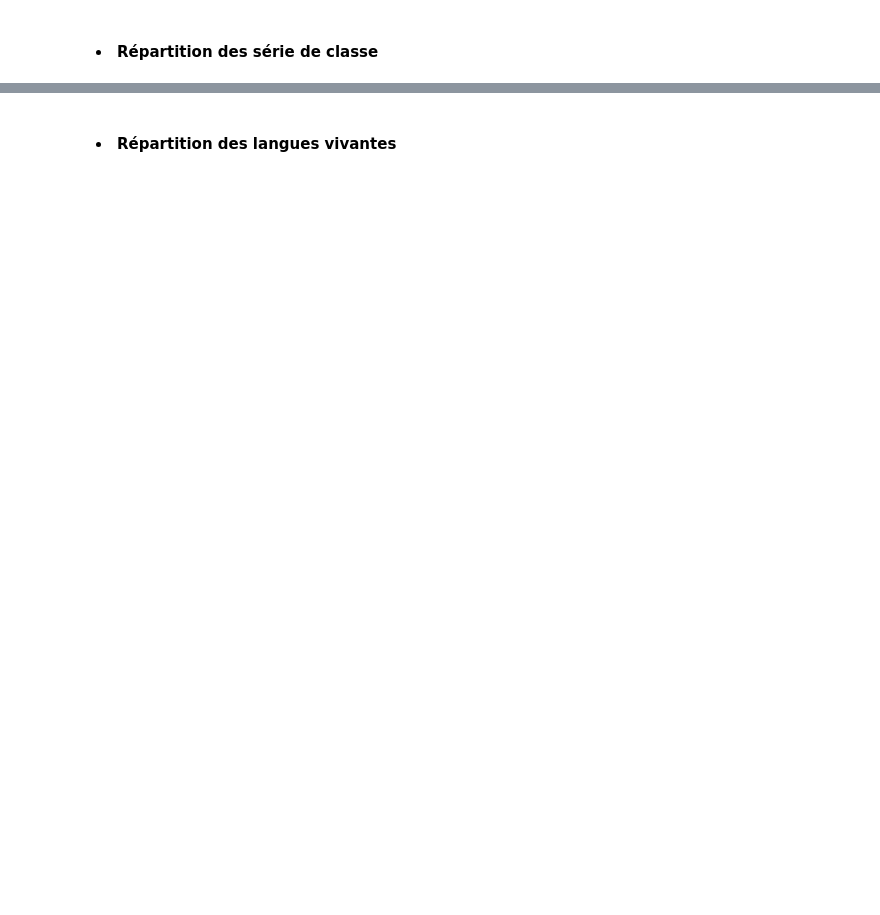
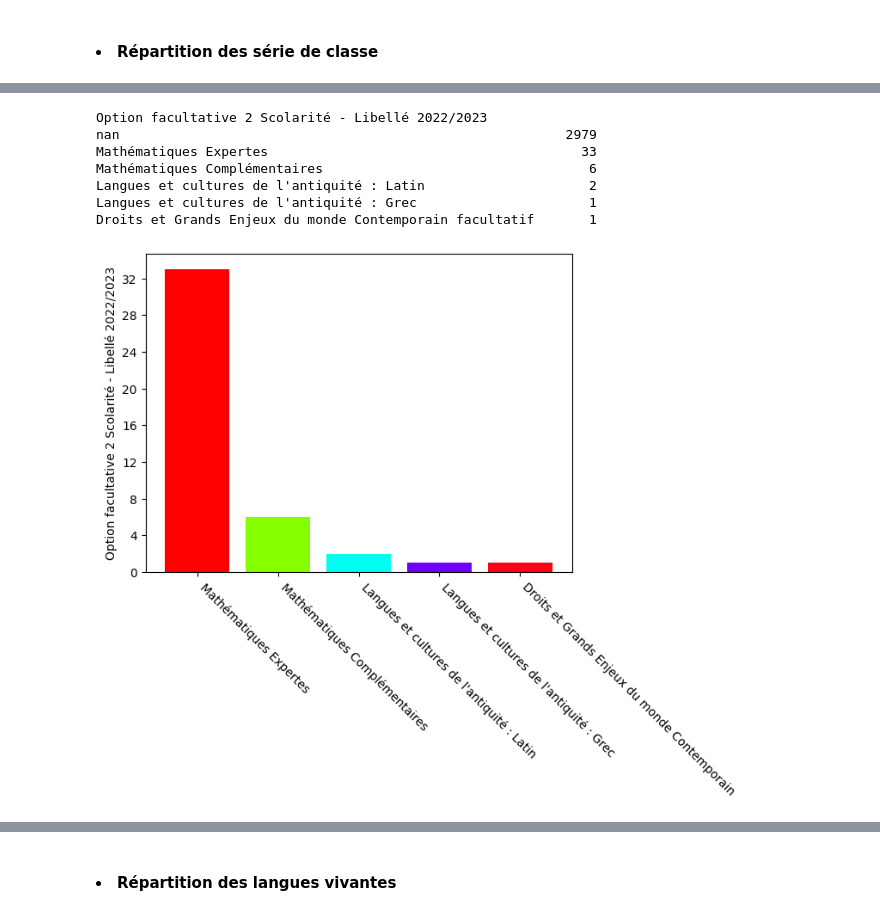
Before and after one commit to Bafy78/SAE_1_Passerelle, a Jupyter notebook: Analyse_donnees_INFO.ipynb, the cells around one changed output, grey strips where cells are left out. Saved outputs shown, nothing was run; the diff lists cells and outputs as text; code cells hidden in the pictures; blank space fills up the shorter version.

```diff
--- a/Analyse_donnees_INFO.ipynb
+++ b/Analyse_donnees_INFO.ipynb
@@ -345,2 +429,11 @@ if (graph("Nom Etablissement origine 2022/2023", minimum = 15, df = terminale)):
 # %%
-graph("Option facultative 1 Scolarité - Libellé 2022/2023", minimum=20 , df = terminale)
+if (graph("Option facultative 2 Scolarité - Libellé 2022/2023", minimum=0 , df = terminale)): show()
+# %% [output]
+Option facultative 2 Scolarité - Libellé 2022/2023
+nan                                                         2979
+Mathématiques Expertes                                        33
+Mathématiques Complémentaires                                  6
+Langues et cultures de l'antiquité : Latin                     2
+Langues et cultures de l'antiquité : Grec                      1
+Droits et Grands Enjeux du monde Contemporain facultatif       1
+[figure, added]
```
Also changed, not shown: parts of 45 cells of this notebook.
